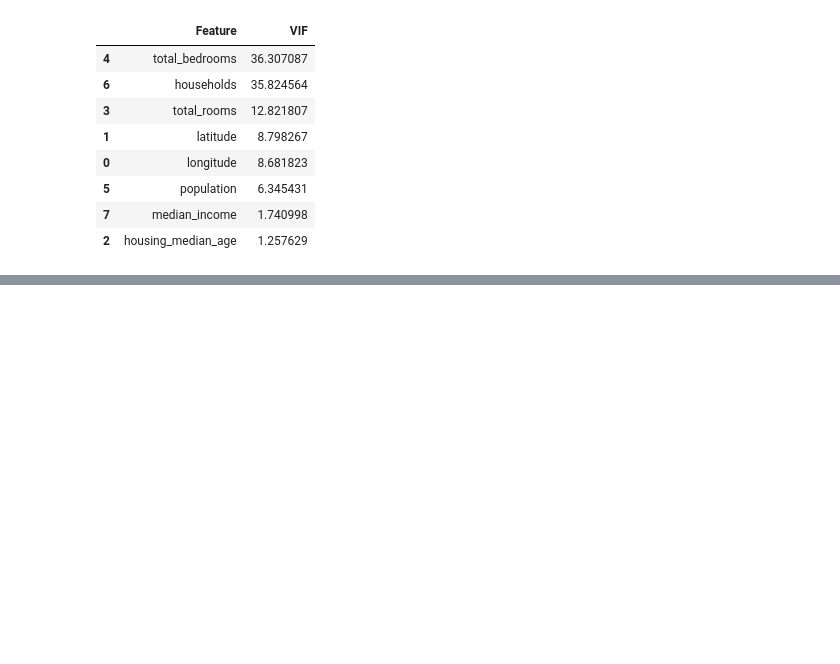
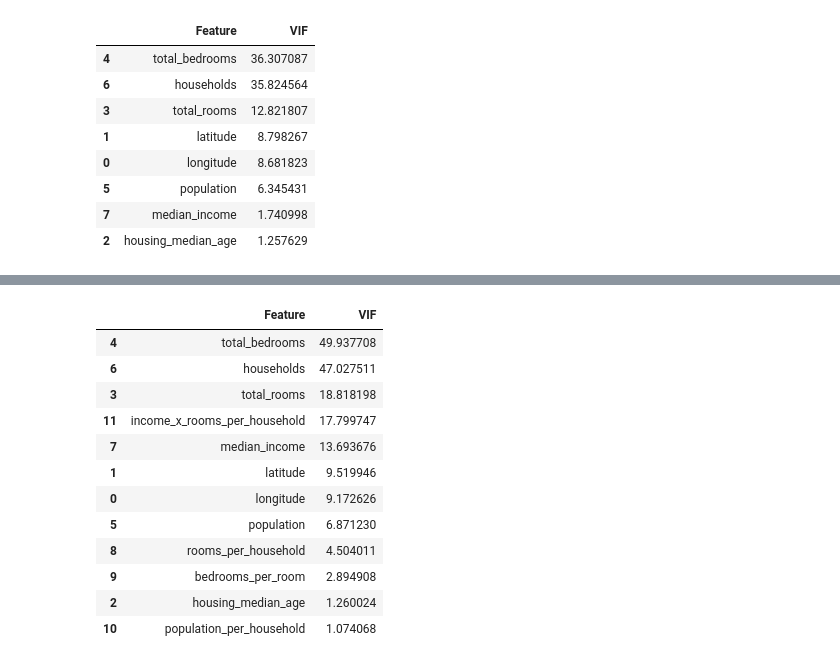
Before and after one commit to timomugishan8-ai/Datheon_Machine_Learning_and_Data_Science_Internship., a Jupyter notebook: Real-Estate House Price Prediction/notebooks/02_data_preparation.ipynb, the cells around one changed output, grey strips where cells are left out. Drawn from its saved outputs; the diff is of its cells as text; code cells hidden in the pictures; blank space fills up the shorter version.

```diff
--- a/Real-Estate House Price Prediction/notebooks/02_data_preparation.ipynb
+++ b/Real-Estate House Price Prediction/notebooks/02_data_preparation.ipynb
@@ -106,0 +187,35 @@ display(vif_data)
+# %%
+# Updated VIF after feature engineering
+
+updated_vif_data = pd.DataFrame()
+
+updated_vif_data['Feature'] = updated_numeric_features
+
+updated_vif_data['VIF'] = [
+    variance_inflation_factor(
+        x_train[updated_numeric_features].values,
+        i
+    )
+    for i in range(len(updated_numeric_features))
+]
+
+updated_vif_data = updated_vif_data.sort_values(
+    by='VIF',
+    ascending=False
+)
+
+display(updated_vif_data)
+# %% [output]
+|  | Feature | VIF |
+| 4 | total_bedrooms | 49.937708 |
+| 6 | households | 47.027511 |
+| 3 | total_rooms | 18.818198 |
+| 11 | income_x_rooms_per_household | 17.799747 |
+| 7 | median_income | 13.693676 |
+| 1 | latitude | 9.519946 |
+| 0 | longitude | 9.172626 |
+| 5 | population | 6.871230 |
+| 8 | rooms_per_household | 4.504011 |
+| 9 | bedrooms_per_room | 2.894908 |
+| 2 | housing_median_age | 1.260024 |
+| 10 | population_per_household | 1.074068 |
```
Also changed, not shown: parts of 14 cells of this notebook, 1 other file.
